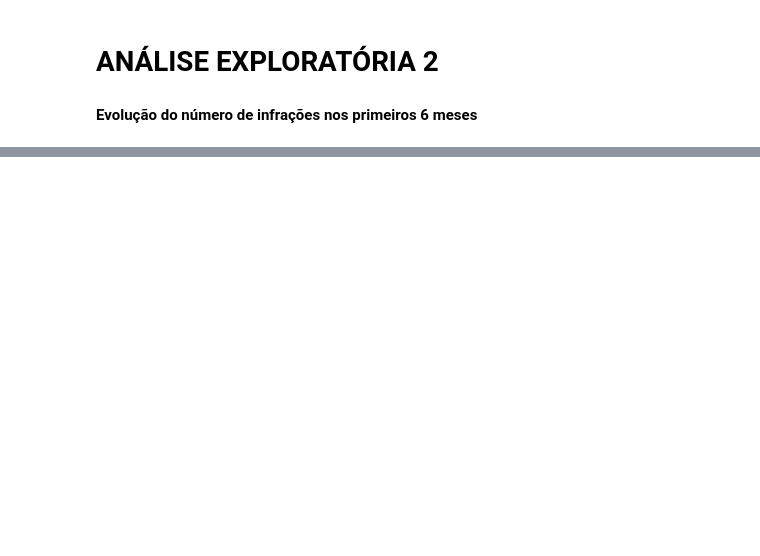
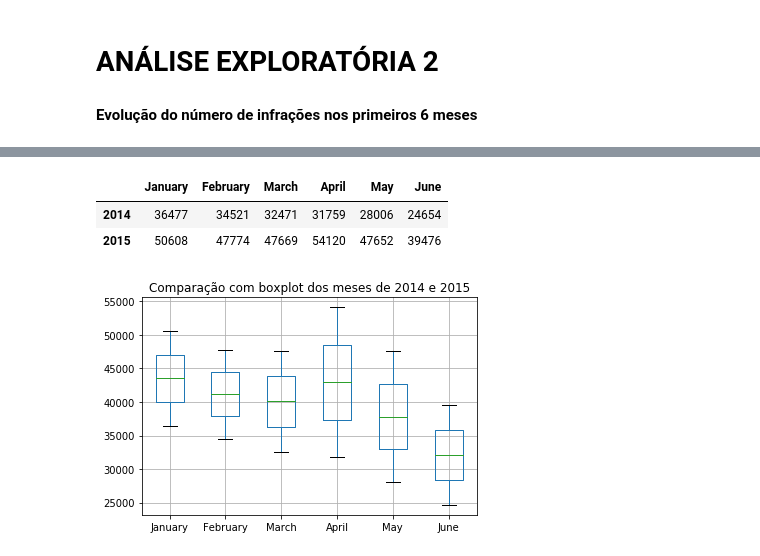
Before and after one commit to BrunoPereira1/Topicos-Integradores2, a Jupyter notebook: Projeto_Análise.ipynb, the cells around one changed output, grey strips where cells are left out. Drawn from its saved outputs; the diff is of its cells as text; code cells hidden in the pictures; blank space fills up the shorter version.

```diff
--- a/Projeto_Análise.ipynb
+++ b/Projeto_Análise.ipynb
@@ -228,0 +360,6 @@ x.head(6).plot(title="Evolução do número de infrações nos primeiros 6 meses
+# %%
+df1.datainfracao = pd.to_datetime(df1.datainfracao)
+# %%
+meses2015 = df1.datainfracao.dt.month_name().value_counts()
+# %%
+meses2015 = meses2015.reindex(new_order,axis=0)
@@ -228,0 +376,8 @@ x.head(6).plot(title="Evolução do número de infrações nos primeiros 6 meses
+# %%
+data = pd.DataFrame(data=[meses2014[0:6],meses2015[0:6]],index=['2014','2015'])
+# %%
+data
+# %% [output]
+|  | January | February | March | April | May | June |
+| 2014 | 36477 | 34521 | 32471 | 31759 | 28006 | 24654 |
+| 2015 | 50608 | 47774 | 47669 | 54120 | 47652 | 39476 |
@@ -228,0 +386,6 @@ x.head(6).plot(title="Evolução do número de infrações nos primeiros 6 meses
+# %%
+data.boxplot()
+plt.title("Comparação com boxplot dos meses de 2014 e 2015")
+plt.show()
+# %% [output]
+[figure, added]
```
Also changed, not shown: parts of 32 cells of this notebook.
